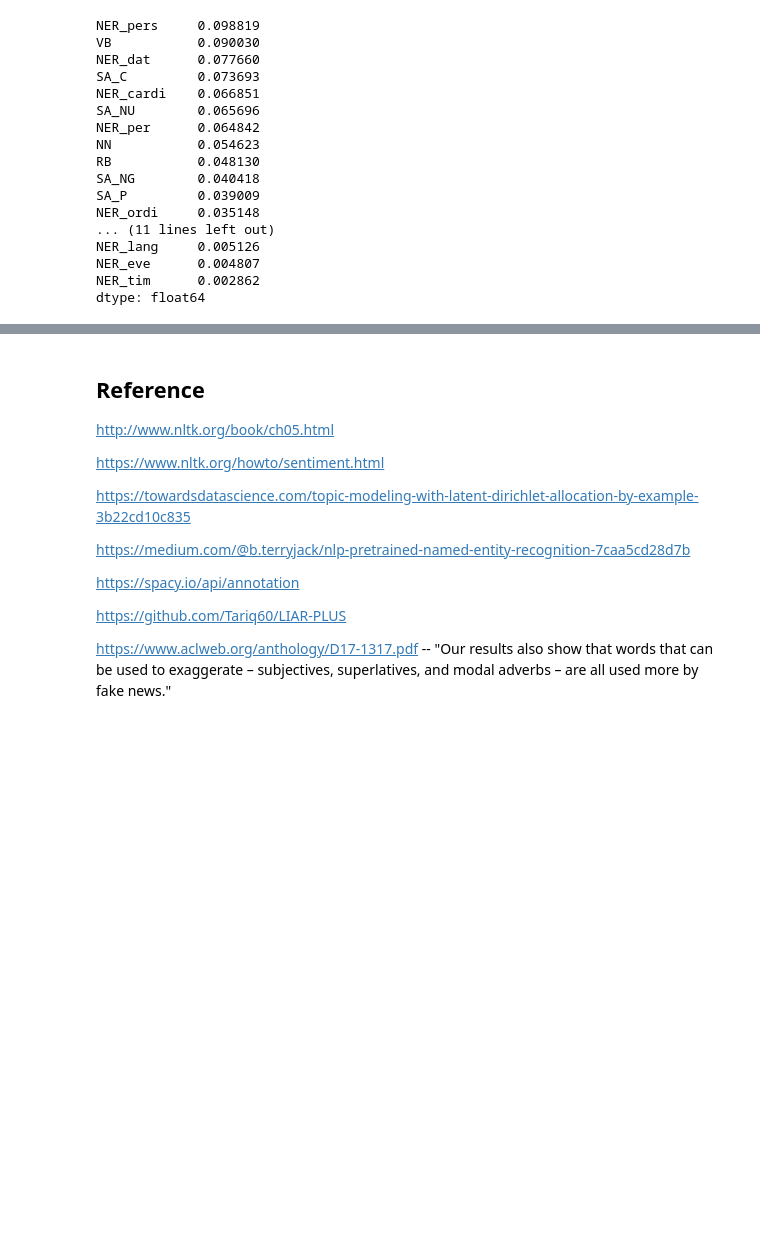
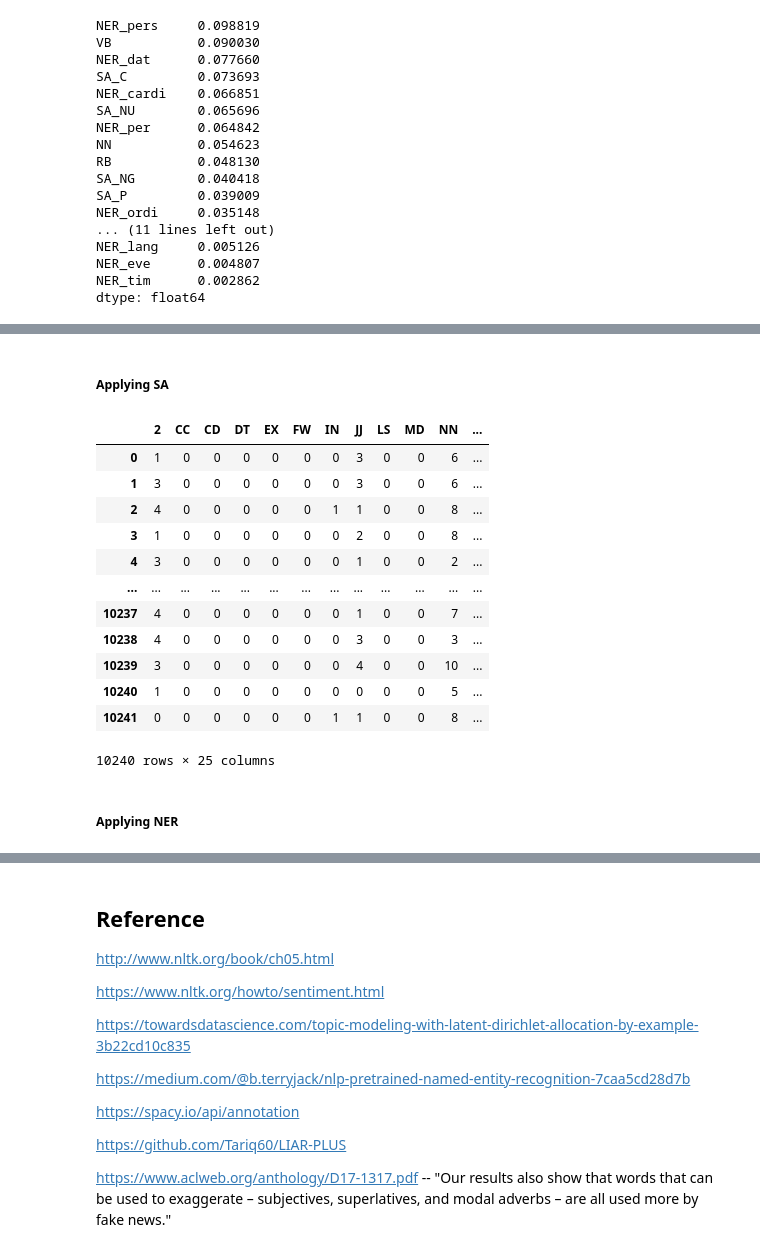
Before and after one commit to Wayne122/CMPE257, a Jupyter notebook: Alternus_Vera_Content_Statistics_Part_2.ipynb, the cells around one changed output, grey strips where cells are left out. Saved outputs shown, nothing was run; the diff lists cells and outputs as text; code cells hidden in the pictures; blank space fills up the shorter version.

```diff
--- a/Alternus_Vera_Content_Statistics_Part_2.ipynb
+++ b/Alternus_Vera_Content_Statistics_Part_2.ipynb
@@ -1440,0 +1605,44 @@ dtype: float64
+# %% [markdown]
+##### Applying SA
+# %%
+sid = SentimentIntensityAnalyzer()
+
+SA_C = []
+SA_P = []
+SA_NU = []
+SA_NG = []
+
+for sentence in train_p_df[3]:
+    ss = sid.polarity_scores(sentence)
+    for k in sorted(ss):
+        if k == 'compound':
+            SA_C.append(ss[k])
+        elif k == 'pos':
+            SA_P.append(ss[k])
+        elif k == 'neu':
+            SA_NU.append(ss[k])
+        elif k == 'neg':
+            SA_NG.append(ss[k])
+# %%
+train_set['SA_C'] = SA_C
+train_set['SA_P'] = SA_P
+train_set['SA_NU'] = SA_NU
+train_set['SA_NG'] = SA_NG
+
+train_set
+# %% [output]
+|  | 2 | CC | CD | DT | EX | FW | IN | JJ | LS | MD | NN | ... |
+| 0 | 1 | 0 | 0 | 0 | 0 | 0 | 0 | 3 | 0 | 0 | 6 | ... |
+| 1 | 3 | 0 | 0 | 0 | 0 | 0 | 0 | 3 | 0 | 0 | 6 | ... |
+| 2 | 4 | 0 | 0 | 0 | 0 | 0 | 1 | 1 | 0 | 0 | 8 | ... |
+| 3 | 1 | 0 | 0 | 0 | 0 | 0 | 0 | 2 | 0 | 0 | 8 | ... |
+| 4 | 3 | 0 | 0 | 0 | 0 | 0 | 0 | 1 | 0 | 0 | 2 | ... |
+| ... | ... | ... | ... | ... | ... | ... | ... | ... | ... | ... | ... | ... |
+| 10237 | 4 | 0 | 0 | 0 | 0 | 0 | 0 | 1 | 0 | 0 | 7 | ... |
+| 10238 | 4 | 0 | 0 | 0 | 0 | 0 | 0 | 3 | 0 | 0 | 3 | ... |
+| 10239 | 3 | 0 | 0 | 0 | 0 | 0 | 0 | 4 | 0 | 0 | 10 | ... |
+| 10240 | 1 | 0 | 0 | 0 | 0 | 0 | 0 | 0 | 0 | 0 | 5 | ... |
+| 10241 | 0 | 0 | 0 | 0 | 0 | 0 | 1 | 1 | 0 | 0 | 8 | ... |
+10240 rows × 25 columns
+# %% [markdown]
+##### Applying NER
```
Also changed, not shown: parts of 58 cells of this notebook.
